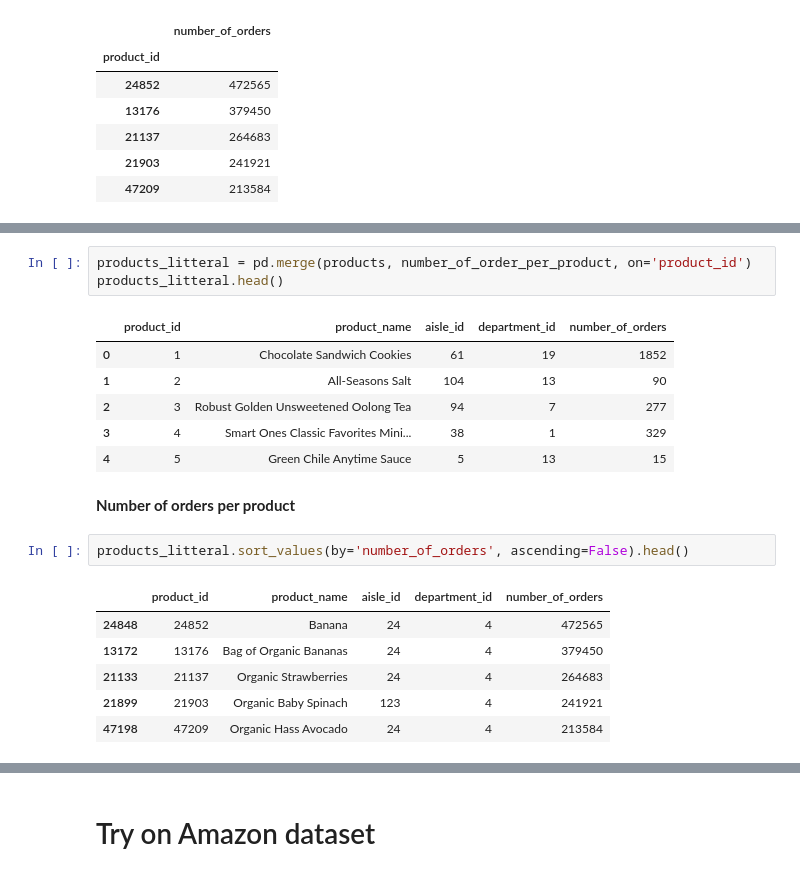
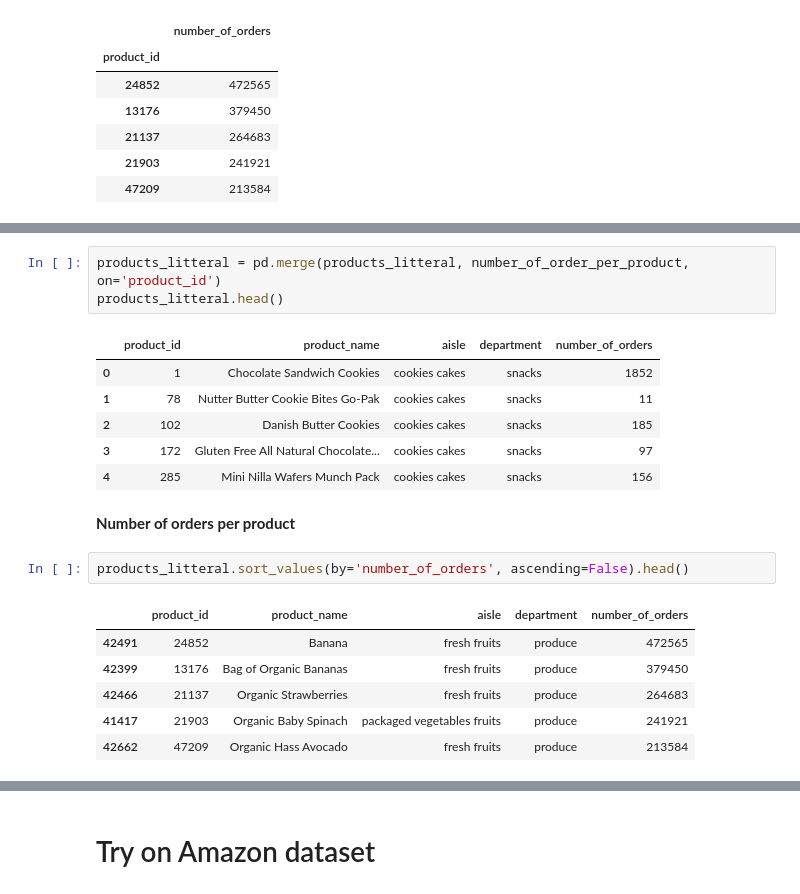
Before and after one commit to auriane81/epfl-ada-ada-2019-project-adax, a Jupyter notebook: project_Auriane.ipynb, the cells around one changed output, grey strips where cells are left out. Cells and saved outputs as stored; diff of their text form.

```diff
--- a/project_Auriane.ipynb
+++ b/project_Auriane.ipynb
@@ -195,21 +220,21 @@ number_of_order_per_product.head()
 # %%
-products_litteral = pd.merge(products, number_of_order_per_product, on='product_id')
+products_litteral = pd.merge(products_litteral, number_of_order_per_product, on='product_id')
 products_litteral.head()
 # %% [output]
-|  | product_id | product_name | aisle_id | department_id | number_of_orders |
-| 0 | 1 | Chocolate Sandwich Cookies | 61 | 19 | 1852 |
-| 1 | 2 | All-Seasons Salt | 104 | 13 | 90 |
-| 2 | 3 | Robust Golden Unsweetened Oolong Tea | 94 | 7 | 277 |
-| 3 | 4 | Smart Ones Classic Favorites Mini... | 38 | 1 | 329 |
-| 4 | 5 | Green Chile Anytime Sauce | 5 | 13 | 15 |
+|  | product_id | product_name | aisle | department | number_of_orders |
+| 0 | 1 | Chocolate Sandwich Cookies | cookies cakes | snacks | 1852 |
+| 1 | 78 | Nutter Butter Cookie Bites Go-Pak | cookies cakes | snacks | 11 |
+| 2 | 102 | Danish Butter Cookies | cookies cakes | snacks | 185 |
+| 3 | 172 | Gluten Free All Natural Chocolate... | cookies cakes | snacks | 97 |
+| 4 | 285 | Mini Nilla Wafers Munch Pack | cookies cakes | snacks | 156 |
 # %% [markdown]
 **Number of orders per product**
 # %%
 products_litteral.sort_values(by='number_of_orders', ascending=False).head()
 # %% [output]
-|  | product_id | product_name | aisle_id | department_id | number_of_orders |
-| 24848 | 24852 | Banana | 24 | 4 | 472565 |
-| 13172 | 13176 | Bag of Organic Bananas | 24 | 4 | 379450 |
-| 21133 | 21137 | Organic Strawberries | 24 | 4 | 264683 |
-| 21899 | 21903 | Organic Baby Spinach | 123 | 4 | 241921 |
-| 47198 | 47209 | Organic Hass Avocado | 24 | 4 | 213584 |
+|  | product_id | product_name | aisle | department | number_of_orders |
+| 42491 | 24852 | Banana | fresh fruits | produce | 472565 |
+| 42399 | 13176 | Bag of Organic Bananas | fresh fruits | produce | 379450 |
+| 42466 | 21137 | Organic Strawberries | fresh fruits | produce | 264683 |
+| 41417 | 21903 | Organic Baby Spinach | packaged vegetables fruits | produce | 241921 |
+| 42662 | 47209 | Organic Hass Avocado | fresh fruits | produce | 213584 |
```
Also changed, not shown: parts of 67 cells of this notebook.
